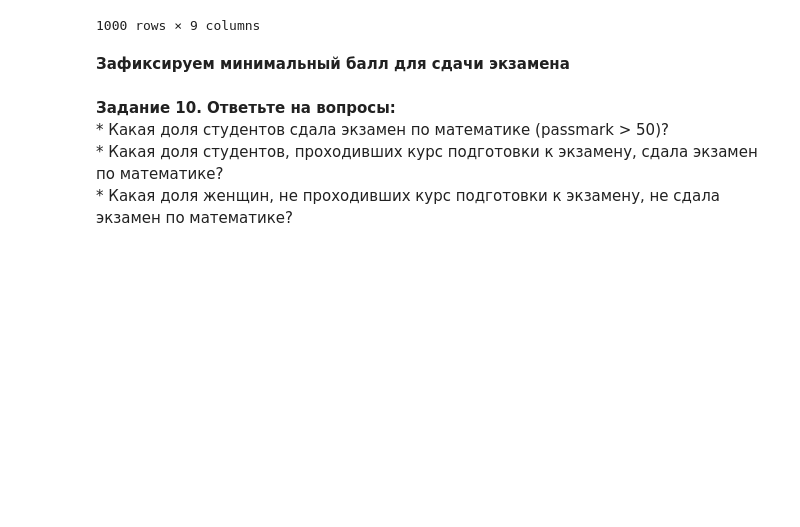
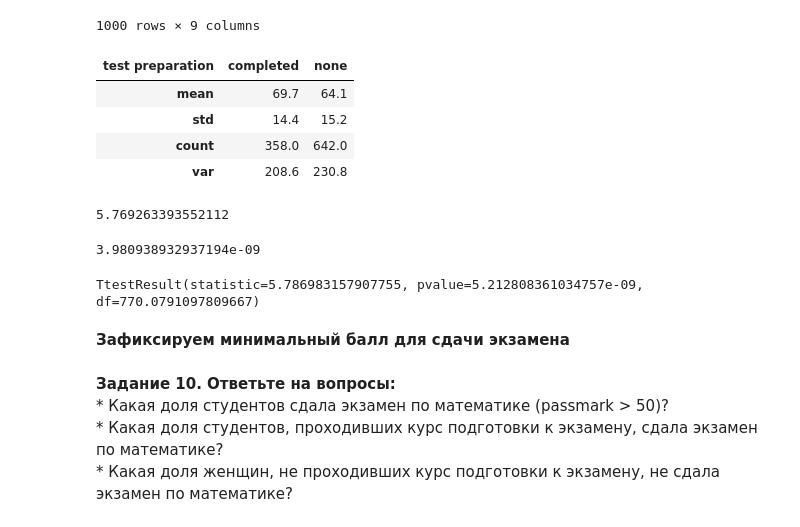
Before and after one commit to igumnov-daniel/HOCK_FEBRUARY_2023, a Jupyter notebook: 09_pandas/pandas_prep_task/pandas_task_students-ANSWERS.ipynb, the cells around one changed output. Cells and saved outputs as stored; diff of their text form; code cells hidden in the pictures; blank space fills up the shorter version.

```diff
--- a/09_pandas/pandas_prep_task/pandas_task_students-ANSWERS.ipynb
+++ b/09_pandas/pandas_prep_task/pandas_task_students-ANSWERS.ipynb
@@ -277,3 +286,20 @@ data
 | 998 | female | group D | some college | standard | completed | group10 | 68 | 78 | ... |
 | 999 | female | group D | some college | free/reduced | none | group10 | 77 | 86 | ... |
 1000 rows × 9 columns
+# %%
+data.groupby('test preparation')['math score'].agg(['mean', 'std', 'count', 'var']).round(1).T
+# %% [output]
+| test preparation | completed | none |
+| mean | 69.7 | 64.1 |
+| std | 14.4 | 15.2 |
+| count | 358.0 | 642.0 |
+| var | 208.6 | 230.8 |
+# %%
+z_stat = (69.7 - 64.1) / np.sqrt( 208.6/358 + 230.8/642 )
+z_stat
+# %% [output]
+5.769263393552112
+# %%
+stats.norm().sf(z_stat) # p-value
+# %% [output]
+3.980938932937194e-09
@@ -280,3 +309,7 @@ data
+# %%
+stats.ttest_ind(a, b, equal_var=False, alternative='greater')
+# %% [output]
+TtestResult(statistic=5.786983157907755, pvalue=5.212808361034757e-09, df=770.0791097809667)
 # %% [markdown]
 **Зафиксируем минимальный балл для сдачи экзамена**
 # %%
```
Also changed, not shown: parts of 5 cells of this notebook.
